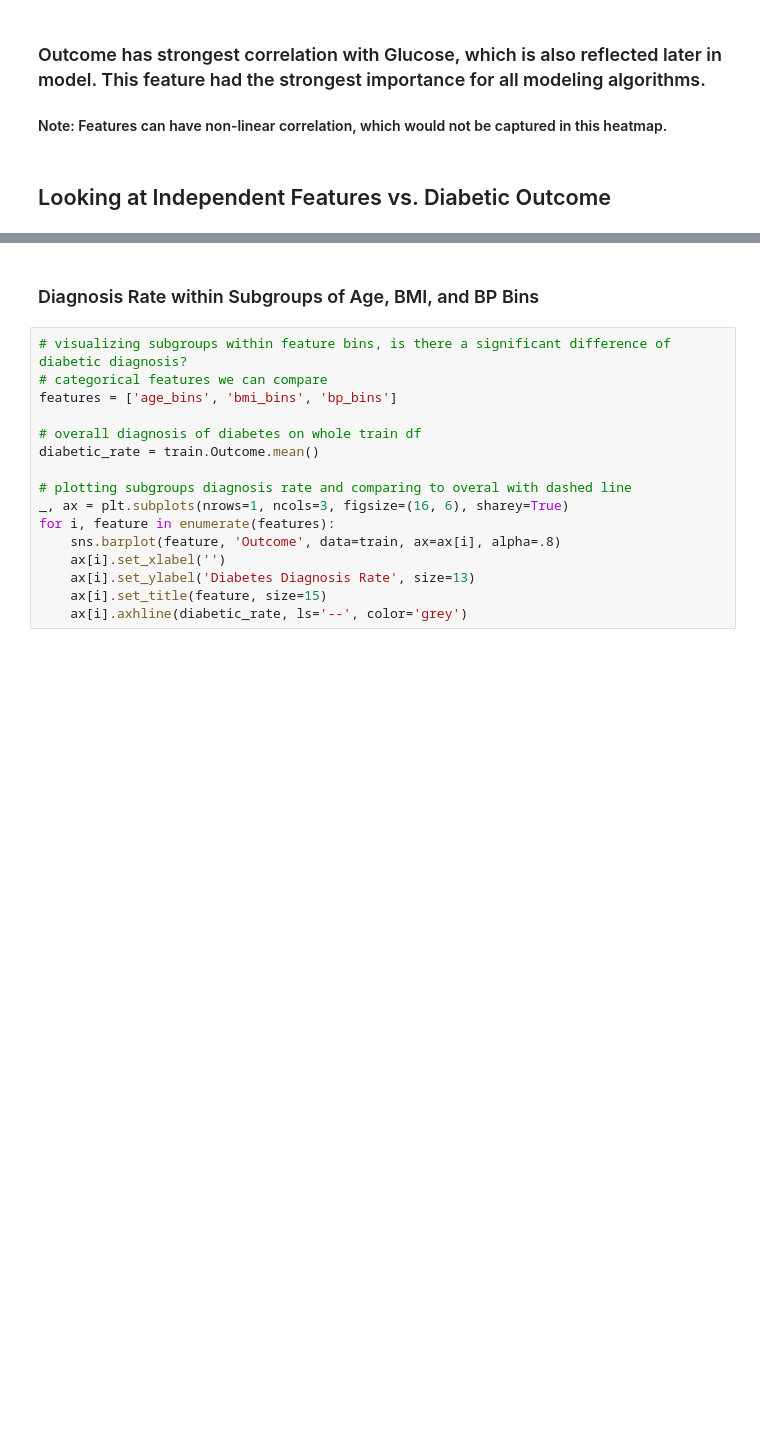
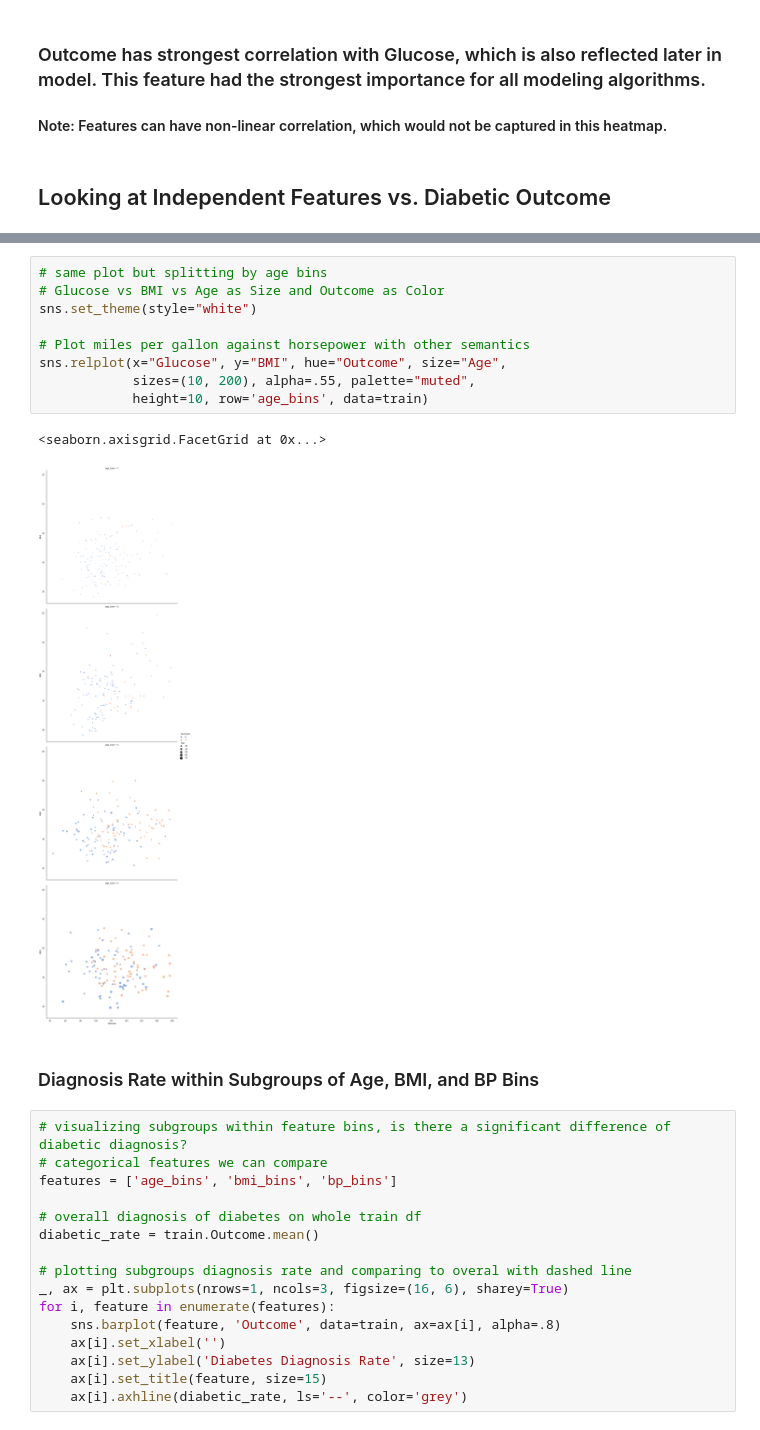
Before and after one commit to ThompsonBethany01/Predicting-Diabetes-Onset, a Jupyter notebook: Data_Analysis.ipynb, the cells around one changed output, grey strips where cells are left out. Cells and saved outputs as stored; diff of their text form; blank space fills up the shorter version.

```diff
--- a/Data_Analysis.ipynb
+++ b/Data_Analysis.ipynb
@@ -466,3 +516,15 @@ Text(0.5, 8.960000000000022, 'Oral Glucose Tolerance Test - Glucose Level')
+# %%
+# same plot but splitting by age bins
+# Glucose vs BMI vs Age as Size and Outcome as Color
+sns.set_theme(style="white")
+
+# Plot miles per gallon against horsepower with other semantics
+sns.relplot(x="Glucose", y="BMI", hue="Outcome", size="Age",
+            sizes=(10, 200), alpha=.55, palette="muted",
+            height=10, row='age_bins', data=train)
+# %% [output]
+<seaborn.axisgrid.FacetGrid at 0x...>
+[figure, added]
 # %% [markdown]
 ### Diagnosis Rate within Subgroups of Age, BMI, and BP Bins
 # %%
```
Also changed, not shown: parts of 4 cells of this notebook.
